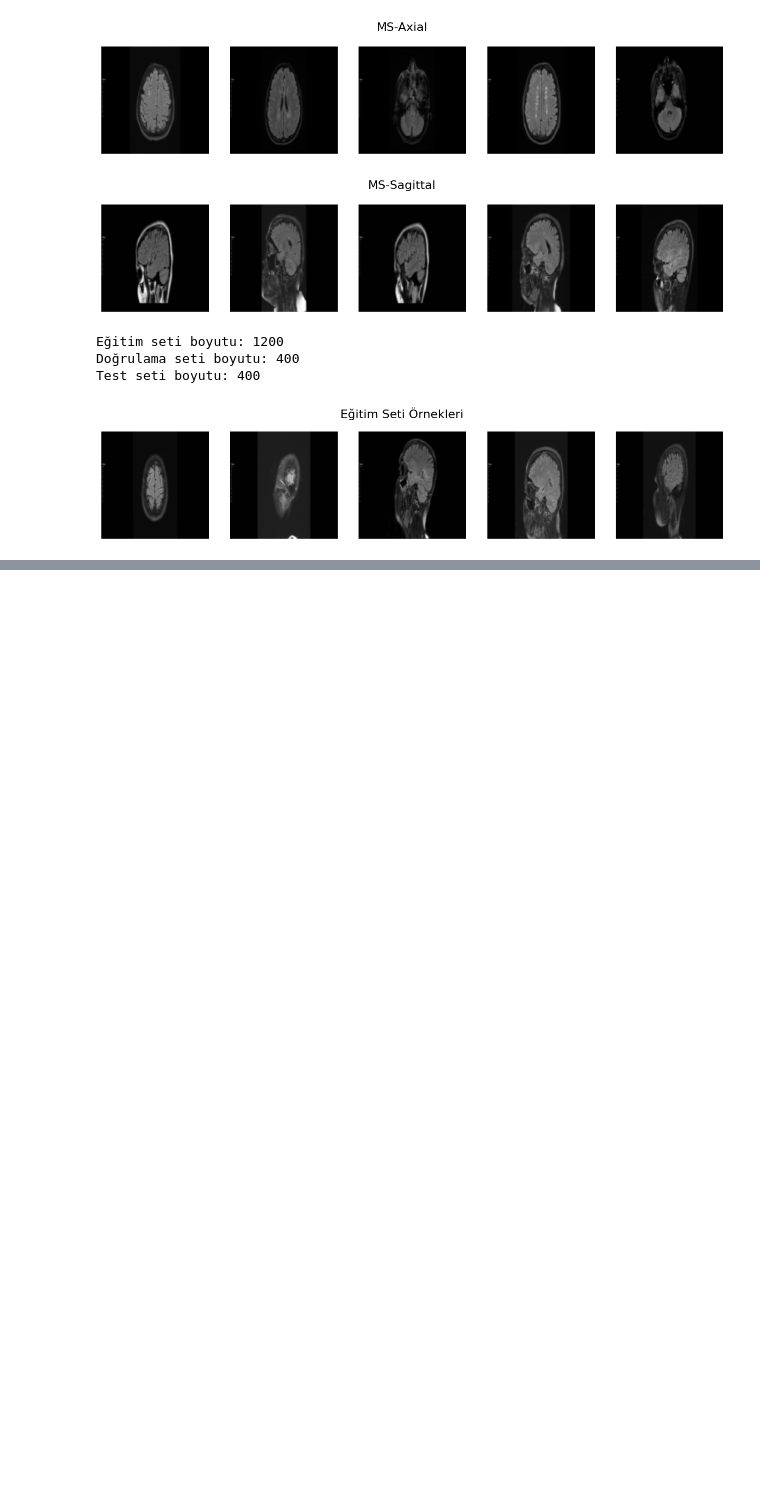
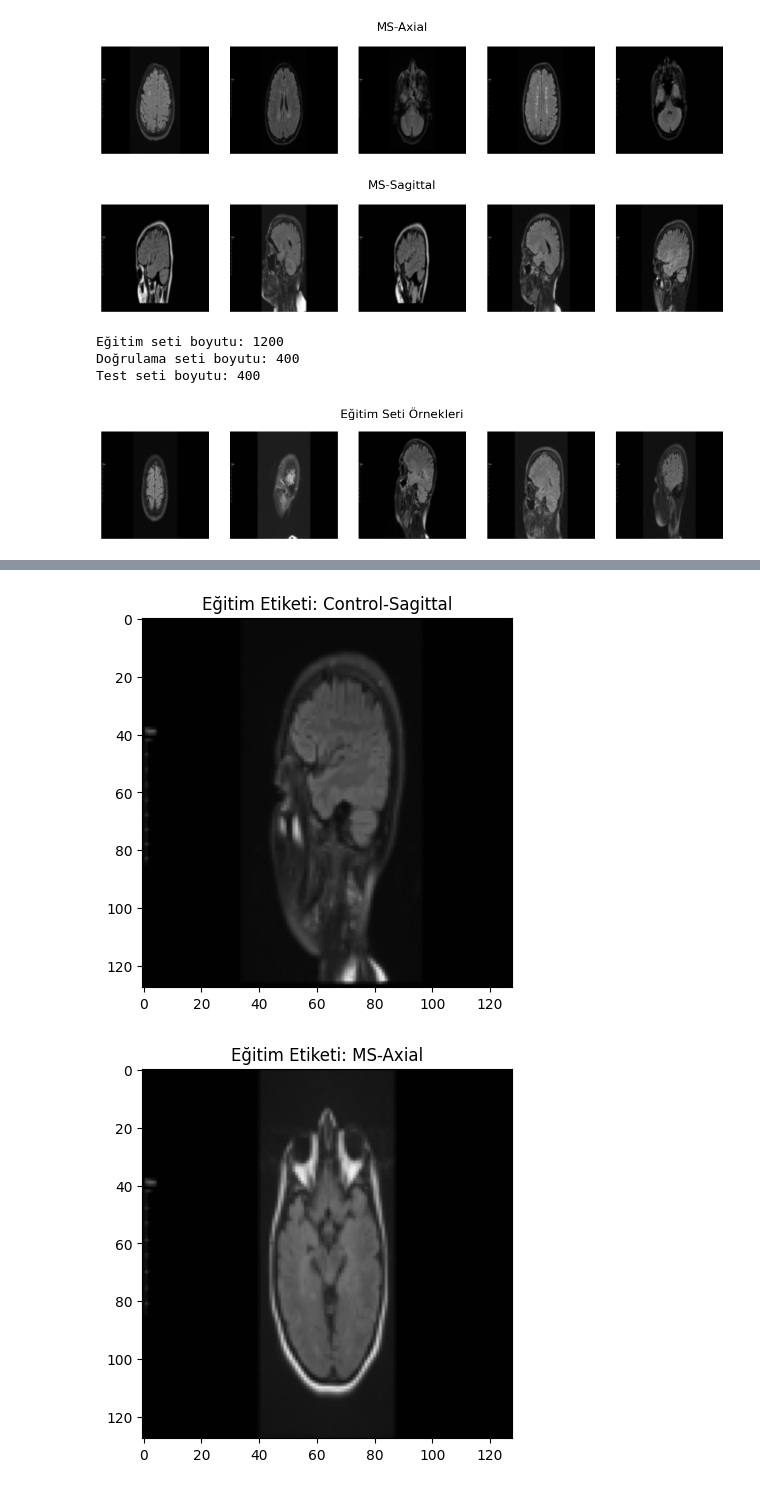
Before and after one commit to ceren-arslann/cerenonetelent23, a Jupyter notebook: VeriOnisleme.ipynb, the cells around one changed output, grey strips where cells are left out. Cells and saved outputs as stored; diff of their text form; code cells hidden in the pictures; blank space fills up the shorter version.

```diff
--- a/VeriOnisleme.ipynb
+++ b/VeriOnisleme.ipynb
@@ -169,3 +169,8 @@ goruntuleri_goster(X_train, 'Eğitim Seti Örnekleri')
 # Doğrulama ve test setlerinden de benzer şekilde örnekleri görselleştirebilirsiniz.
 # %% [output]
 [figure]
+# %%
+# Eğitim setindeki ilk 5 görüntü ve etiketi göster
+for i in range(5):
+    print(f"Eğitim Görüntü {i+1}: ", X_train[i])
+    print(f"Eğitim Etiketi {i+1}: ", y_train[i])
@@ -171,0 +195,5 @@ goruntuleri_goster(X_train, 'Eğitim Seti Örnekleri')
+# %%
+# Doğrulama setindeki ilk 5 görüntü ve etiketi göster
+for i in range(5):
+    print(f"Doğrulama Görüntü {i+1}: ", X_val[i])
+    print(f"Doğrulama Etiketi {i+1}: ", y_val[i])
@@ -171,0 +218,5 @@ goruntuleri_goster(X_train, 'Eğitim Seti Örnekleri')
+# %%
+# Test setindeki ilk 5 görüntü ve etiketi göster
+for i in range(5):
+    print(f"Test Görüntü {i+1}: ", X_test[i])
+    print(f"Test Etiketi {i+1}: ", y_test[i])
@@ -171,0 +241,12 @@ goruntuleri_goster(X_train, 'Eğitim Seti Örnekleri')
+# %%
+# @title
+import matplotlib.pyplot as plt
+
+# Eğitim setindeki ilk 5 görüntüyü görselleştir
+for i in range(5):
+    plt.imshow(X_train[i], cmap='gray')  # Görüntüler gri tonlamalıysa cmap='gray' kullanın
+    plt.title(f"Eğitim Etiketi: {y_train[i]}")
+    plt.show()
+# %% [output]
+[figure, added]
+[figure, added]
```
Also changed, not shown: parts of 8 cells of this notebook.
